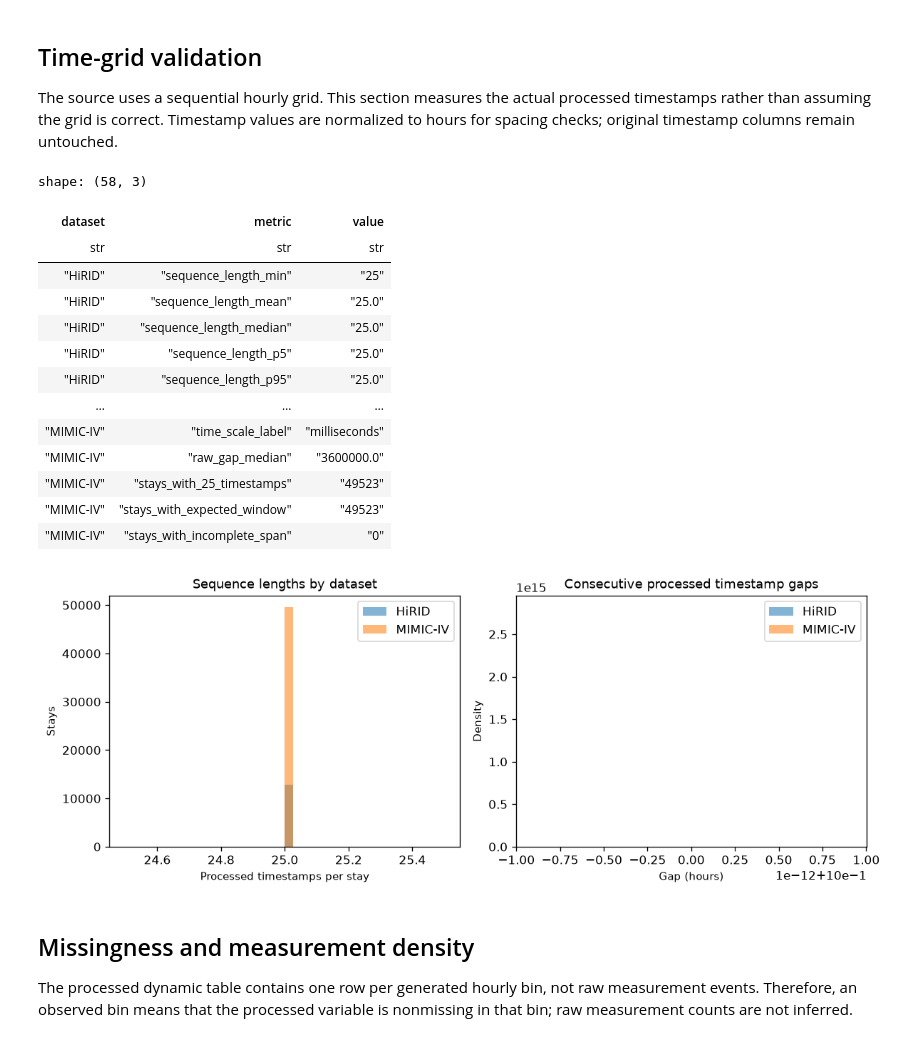
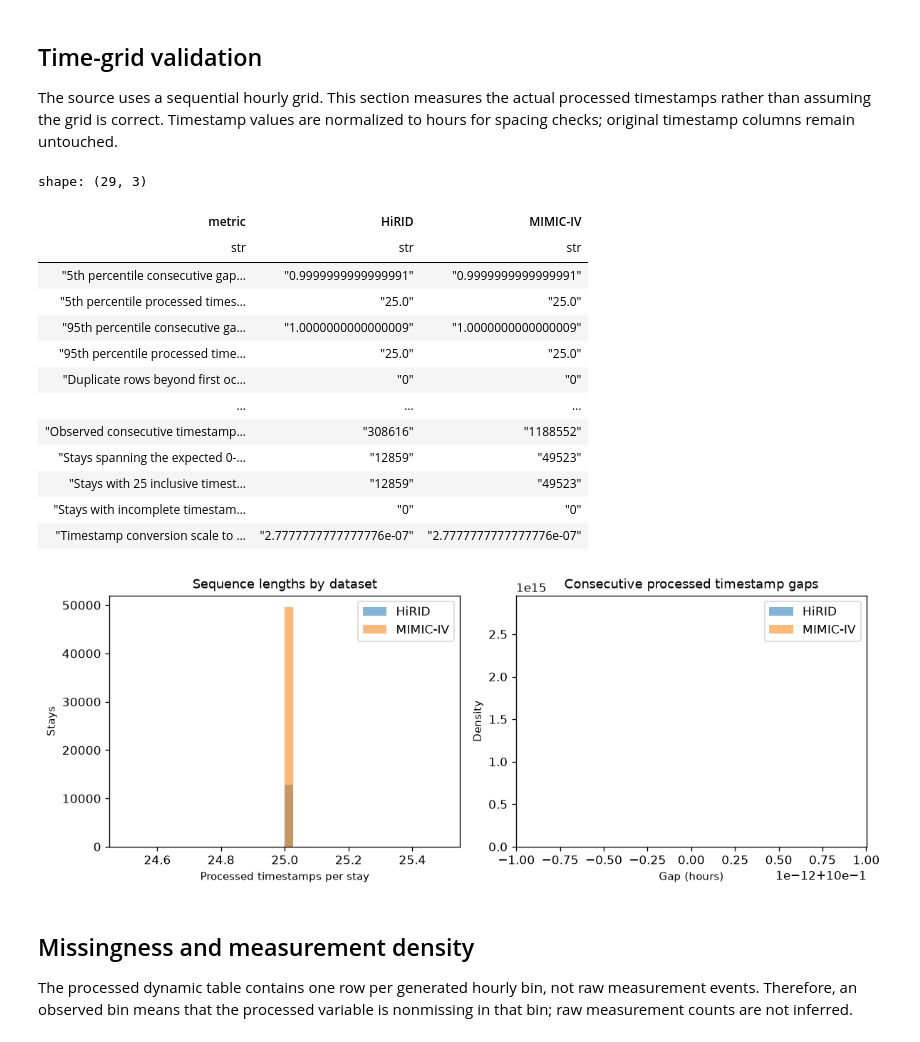
Before and after one commit to Ilovecodingforever/YAIB-cohorts, a Jupyter notebook: notebooks/validate_mortality24_baseline.ipynb, the cells around one changed output. Saved outputs shown, nothing was run; the diff lists cells and outputs as text; code cells hidden in the pictures.

```diff
--- a/notebooks/validate_mortality24_baseline.ipynb
+++ b/notebooks/validate_mortality24_baseline.ipynb
@@ -235,6 +235,10 @@ def _pivot_metric_table(frame):
 def _write_csv(frame, filename):
     RESULTS_DIR.mkdir(parents=True, exist_ok=True)
     frame.write_csv(RESULTS_DIR / filename)
+
+def _display_full(frame):
+    with pl.Config(tbl_rows=-1, tbl_cols=-1, fmt_str_lengths=1000):
+        display(frame)
 # %%
 def inspect_context():
     context = {}
@@ -594,8 +592,9 @@ def build_time_artifacts(context):
     result = pl.DataFrame(summary_rows, schema={
         "dataset": pl.String, "metric": pl.String, "value": pl.String,
     })
-    _write_csv(result, "time_grid_summary.csv")
-    display(result)
+    result_table = _pivot_metric_table(result)
+    _write_csv(result_table, "time_grid_summary.csv")
+    _display_full(result_table)
     return result, artifacts
 
 time_grid_summary, time_artifacts = build_time_artifacts(ctx)
@@ -610,47 +609,47 @@ def plot_time_grid_figures(time_artifacts):
         lo, hi = float(finite.min()), float(finite.max())
         if lo == hi:
             half_width = max(0.5, abs(lo) * 0.01)
             return np.array([lo - half_width, hi + half_width])
         return np.linspace(lo, hi, count + 1)
     fig, axes = plt.subplots(1, 2, figsize=(10, 4))
     for dataset in DATASETS:
         per_stay = time_artifacts[dataset]["per_stay"]
         axes[0].hist(per_stay["sequence_length"].to_numpy(), bins=40, alpha=0.55, label=dataset)
         gaps = time_artifacts[dataset]["with_gaps"].select("_gap_hours").drop_nulls().collect()["_gap_hours"]
         if len(gaps):
             gap_values = gaps.to_numpy()
             bins = safe_density_bins(gap_values)
             if bins is not None:
                 axes[1].hist(gap_values, bins=bins, density=True, alpha=0.55, label=dataset)
     axes[0].set_title("Sequence lengths by dataset")
     axes[0].set_xlabel("Processed timestamps per stay")
     axes[0].set_ylabel("Stays")
     axes[1].set_title("Consecutive processed timestamp gaps")
     axes[1].set_xlabel("Gap (hours)")
     axes[1].set_ylabel("Density")
     axes[0].legend()
     axes[1].legend()
     fig.tight_layout()
     fig.savefig(RESULTS_DIR / "time_grid_distributions.png", bbox_inches="tight")
     plt.show()
     plt.close(fig)
 
 plot_time_grid_figures(time_artifacts)
 # %% [output]
-shape: (58, 3)
+shape: (29, 3)
-| dataset | metric | value |
+| metric | HiRID | MIMIC-IV |
 | str | str | str |
-| "HiRID" | "sequence_length_min" | "25" |
-| "HiRID" | "sequence_length_mean" | "25.0" |
-| "HiRID" | "sequence_length_median" | "25.0" |
-| "HiRID" | "sequence_length_p5" | "25.0" |
-| "HiRID" | "sequence_length_p95" | "25.0" |
+| "5th percentile consecutive gap… | "0.9999999999999991" | "0.9999999999999991" |
+| "5th percentile processed times… | "25.0" | "25.0" |
+| "95th percentile consecutive ga… | "1.0000000000000009" | "1.0000000000000009" |
+| "95th percentile processed time… | "25.0" | "25.0" |
+| "Duplicate rows beyond first oc… | "0" | "0" |
 | … | … | … |
-| "MIMIC-IV" | "time_scale_label" | "milliseconds" |
-| "MIMIC-IV" | "raw_gap_median" | "3600000.0" |
-| "MIMIC-IV" | "stays_with_25_timestamps" | "49523" |
-| "MIMIC-IV" | "stays_with_expected_window" | "49523" |
-| "MIMIC-IV" | "stays_with_incomplete_span" | "0" |
+| "Observed consecutive timestamp… | "308616" | "1188552" |
+| "Stays spanning the expected 0-… | "12859" | "49523" |
+| "Stays with 25 inclusive timest… | "12859" | "49523" |
+| "Stays with incomplete timestam… | "0" | "0" |
+| "Timestamp conversion scale to … | "2.7777777777777776e-07" | "2.7777777777777776e-07" |
 [figure]
 # %% [markdown]
 ## Missingness and measurement density
```
Also changed, not shown: parts of 4 cells of this notebook, 2 other files.
